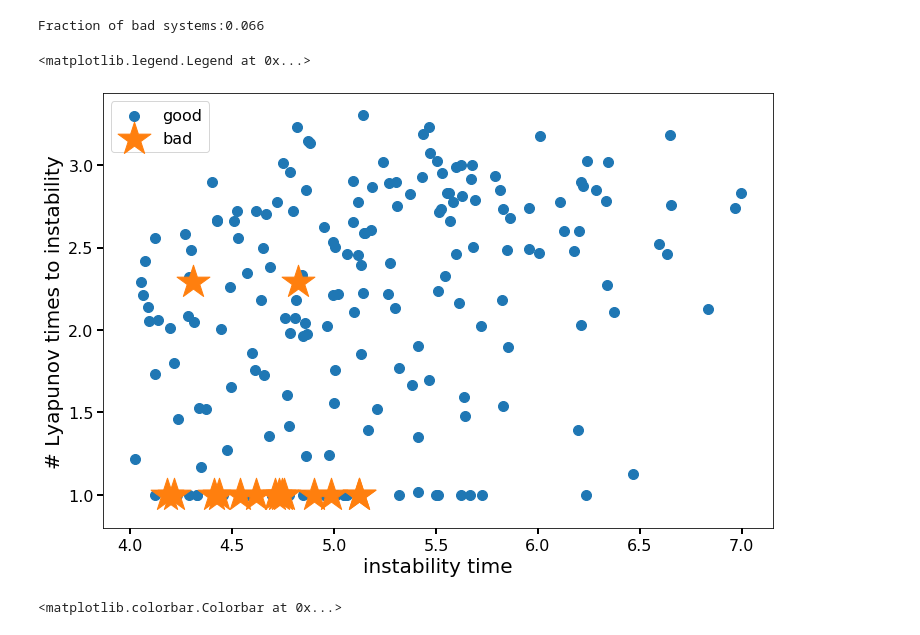
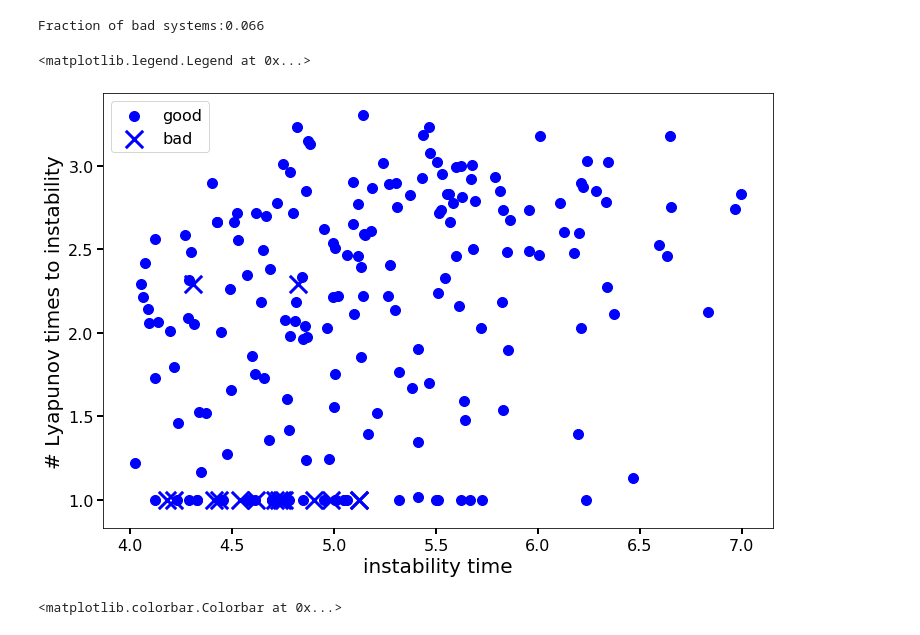
Before and after one commit to Naireen/StabilitySetImage, a Jupyter notebook: Analysis/SeparateExponentialsFromLognormals.ipynb, the cells around one changed output. Cells and saved outputs as stored; diff of their text form; code cells hidden in the pictures.

Commit message:
updated histograms

```diff
--- a/Analysis/SeparateExponentialsFromLognormals.ipynb
+++ b/Analysis/SeparateExponentialsFromLognormals.ipynb
@@ -59,14 +59,14 @@ print("Fraction of bad systems:{0:.3f}".format(bad.sum()/df.shape[0]))
 Fraction of bad systems:0.066
 # %%
 fig, ax = plt.subplots(figsize=(12,8))
-ax.scatter(np.log10(df['instability_time'])[~bad], np.log10(df['Nlyap10'])[~bad], marker='o', label='good')
-ax.scatter(np.log10(df['instability_time'])[bad], np.log10(df['Nlyap10'])[bad], marker='*', s=1200, label='bad')
+ax.scatter(np.log10(df['instability_time'])[~bad], np.log10(df['Nlyap10'])[~bad], c='b', marker='o', label='good')
+ax.scatter(np.log10(df['instability_time'])[bad], np.log10(df['Nlyap10'])[bad], c='b', marker='x', s=300, label='bad')
 ax.set_xlabel('instability time')
 ax.set_ylabel('# Lyapunov times to instability')
 ax.legend()
 # %% [output]
 <matplotlib.legend.Legend at 0x...>
-[figure, old version]
+[figure, new version]
 # %%
 fig, ax = plt.subplots(figsize=(12,8))
 cm = plt.cm.get_cmap('RdYlBu')
```
Also changed, not shown: 1 other file.
